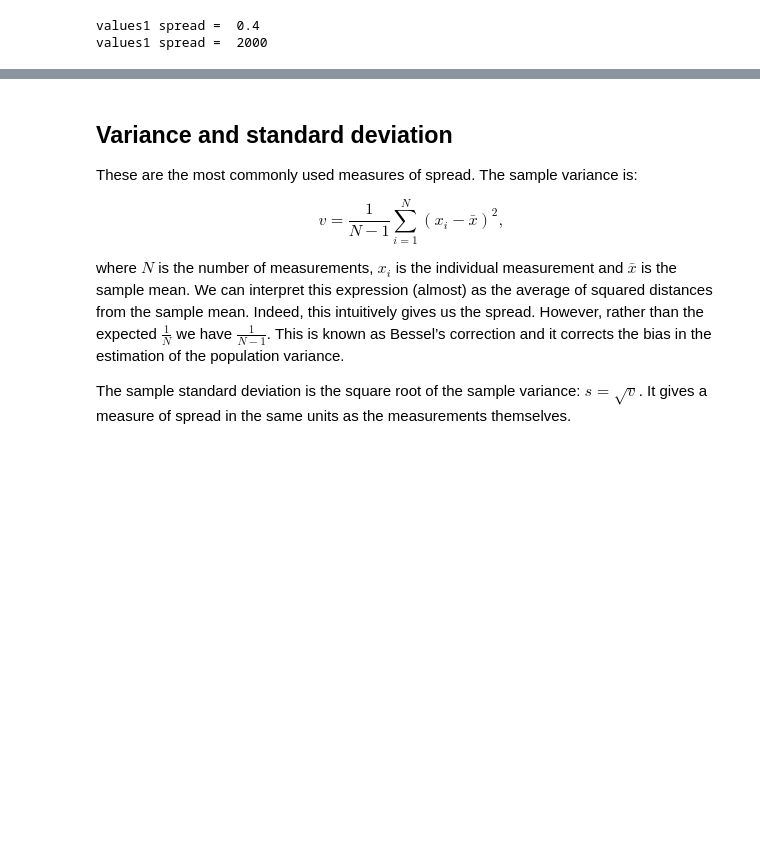
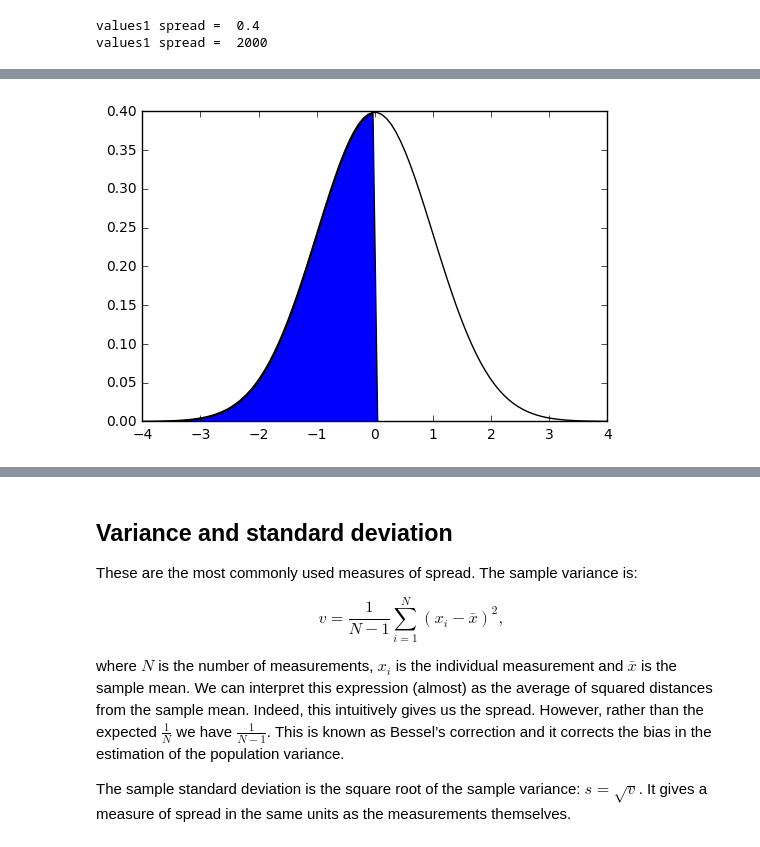
Before and after one commit to ggorman/Introduction-to-stats-for-geoscientists, a Jupyter notebook: notebooks/Lecture-5.ipynb, the cells around one changed output, grey strips where cells are left out. Saved outputs shown, nothing was run; the diff lists cells and outputs as text; code cells hidden in the pictures; blank space fills up the shorter version.

```diff
--- a/notebooks/Lecture-5.ipynb
+++ b/notebooks/Lecture-5.ipynb
@@ -197,0 +224,8 @@ Best explained with a distribution:
+# %%
+# Median or second quartile (Q2)
+plt.plot(x, p, 'k')
+plt.fill_between(x, 0, p, interpolate=True,
+                 where=(x<=stats.norm.ppf(0.5)))
+plt.show()
+# %% [output]
+[figure, added]
```
Also changed, not shown: parts of 14 cells of this notebook.
